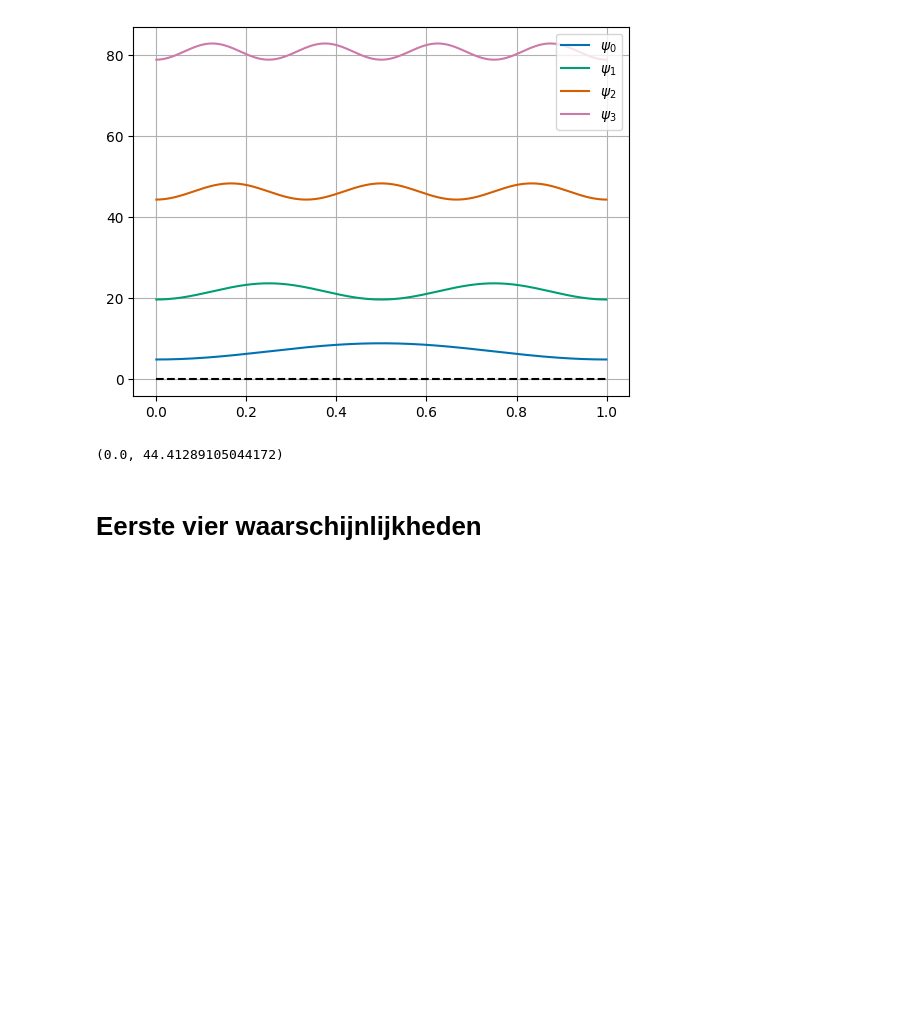
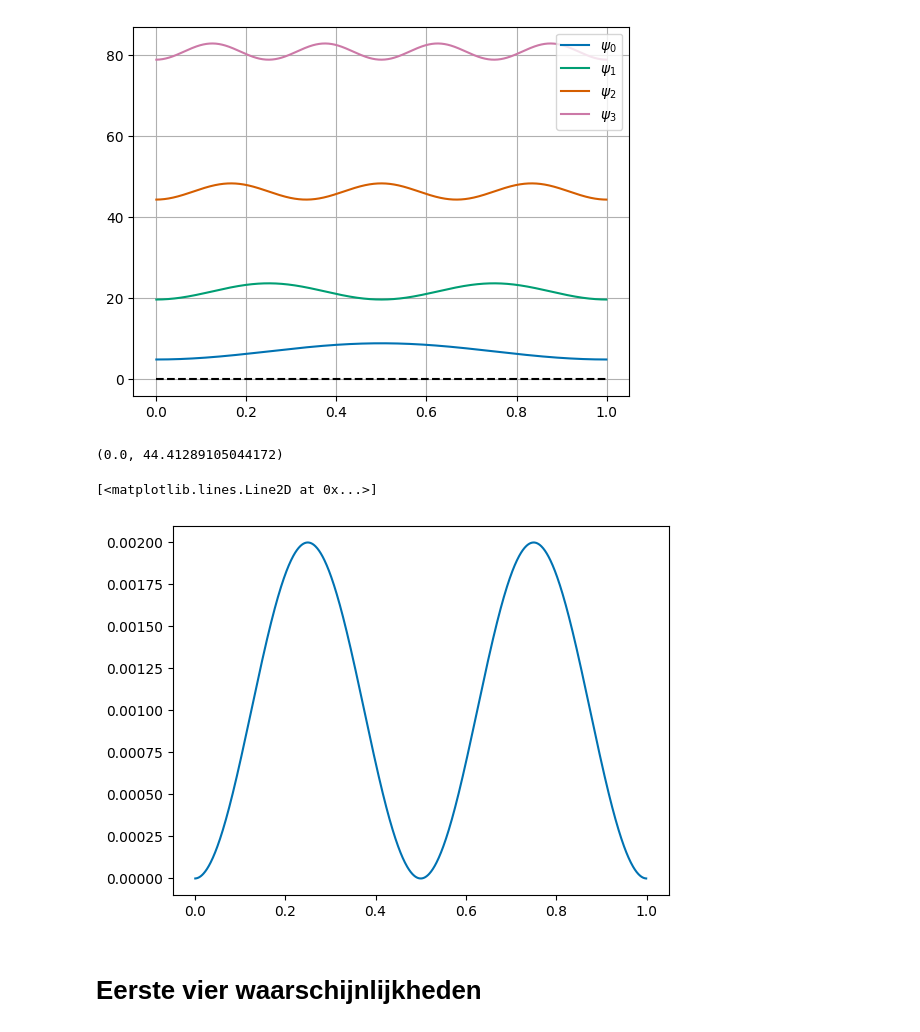
Before and after one commit to R4vante/School, a Jupyter notebook: ASIA/Leroy-1D-Schroedinger.ipynb, the cells around one changed output. Saved outputs shown, nothing was run; the diff lists cells and outputs as text; code cells hidden in the pictures; blank space fills up the shorter version.

```diff
--- a/ASIA/Leroy-1D-Schroedinger.ipynb
+++ b/ASIA/Leroy-1D-Schroedinger.ipynb
@@ -141,6 +141,11 @@ plt.show()
 np.max(V_p(x)), E[2]
 # %% [output]
 (0.0, 44.41289105044172)
+# %%
+plt.plot(x[1:-1], np.abs(psi[1])**2)
+# %% [output]
+[<matplotlib.lines.Line2D at 0x...>]
+[figure, added]
 # %% [markdown]
 # Eerste vier waarschijnlijkheden
 # %%
```
Also changed, not shown: parts of 5 cells of this notebook, 2 other files.
